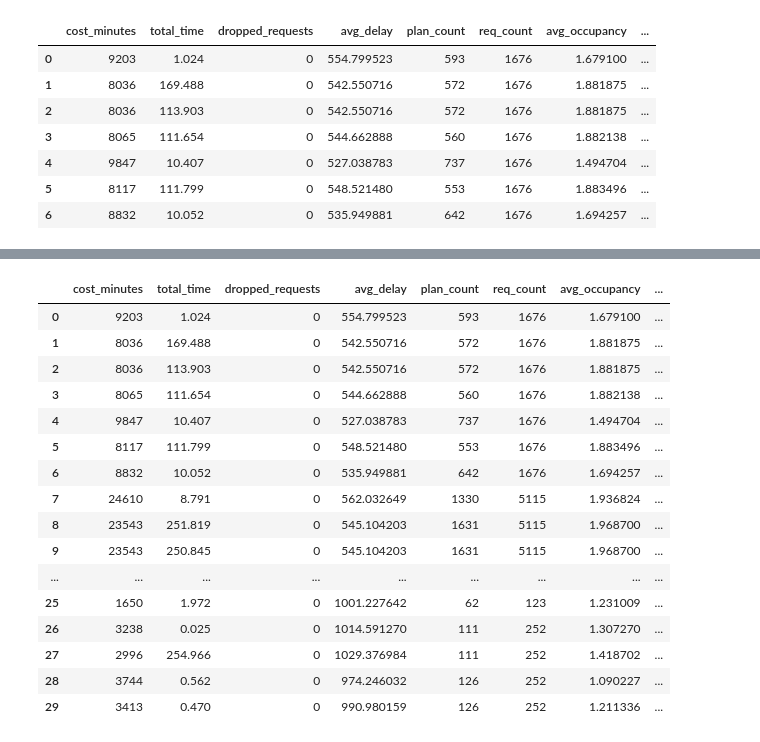
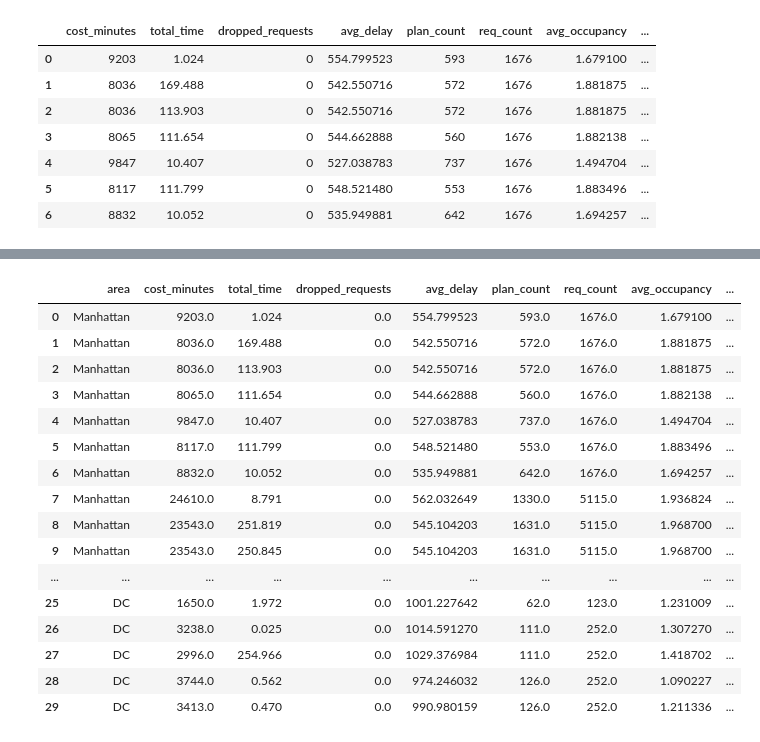
Before and after one commit to aicenter/Ridesharing_DARP_instances, a Jupyter notebook: python/nb/ITSC Result Figures.ipynb, the cells around one changed output, grey strips where cells are left out. Drawn from its saved outputs; the diff is of its cells as text; code cells hidden in the pictures.

Commit message:
root package rename; setup; experiments split; results figures ; setup added

```diff
--- a/python/nb/ITSC Result Figures.ipynb
+++ b/python/nb/ITSC Result Figures.ipynb
@@ -14,30 +29,14 @@ from DARP_instances.results import load_instance_series, instance_series_results
 # %%
-darp_data_path = r"D:/Google Drive/AIC Experiment Data/DARP"
-# darp_data_path = r"C:/Google Drive/AIC Experiment Data/DARP"
+# darp_data_path = r"D:/Google Drive/AIC Experiment Data/DARP"
+darp_data_path = r"C:/Google Drive/AIC Experiment Data/DARP"
 # %%
 final_results_path = Path(darp_data_path) / Path("Results/final-real_speeds")
 areas = [
-    'NYC-more_vehicles'
-    'Manhattan'
-    'Chicago-more_vehicles'
+    'NYC',
+    'Manhattan',
+    'Chicago',
     'DC'
 ]
-# %%
-def load_aggregate_stats_in_dir(path: Path) -> pd.DataFrame:
-    logging.info(f"Loading aggregate stats in {path}")
-    data = []
-
-    for root, dir, files in os.walk(path):
-        for file in files:
-            filename = os.fsdecode(file)
-            if filename == "config.yaml":
-                exp_config_filepath = Path(root) / filename
-                agg_data_for_result = load_aggregate_stats_for_result(exp_config_filepath.parent)
-                if agg_data_for_result is not None:
-                    data.append(agg_data_for_result)
-
-    df = pd.DataFrame(data)
-    return df
 # %%
 test_path = r'D:\Google Drive\AIC Experiment Data\DARP\Results\final-real_speeds\Manhattan\05_min\ih'
 load_aggregate_stats_for_result(Path(test_path))
@@ -101,15 +97,8 @@ darp_data_path = r"D:/Google Drive/AIC Experiment Data/DARP"
-# %%
-final_results_path = Path(darp_data_path) / Path("Results/final-real_speeds")
-areas = [
-    'NYC',
-    'Manhattan',
-    'Chicago',
-    'DC',
-]
 # %%
 df = pd.DataFrame()
 for area in areas:
     res_in_area = load_aggregate_stats_in_dir(final_results_path / area)
+    res_in_area['area'] = area
     df = pd.concat([df, res_in_area], ignore_index=True)
 df
 # %% [output]
@@ -133,17 +122,17 @@ df
-|  | cost_minutes | total_time | dropped_requests | avg_delay | plan_count | req_count | avg_occupancy | ... |
-| 0 | 9203 | 1.024 | 0 | 554.799523 | 593 | 1676 | 1.679100 | ... |
-| 1 | 8036 | 169.488 | 0 | 542.550716 | 572 | 1676 | 1.881875 | ... |
-| 2 | 8036 | 113.903 | 0 | 542.550716 | 572 | 1676 | 1.881875 | ... |
-| 3 | 8065 | 111.654 | 0 | 544.662888 | 560 | 1676 | 1.882138 | ... |
-| 4 | 9847 | 10.407 | 0 | 527.038783 | 737 | 1676 | 1.494704 | ... |
-| 5 | 8117 | 111.799 | 0 | 548.521480 | 553 | 1676 | 1.883496 | ... |
-| 6 | 8832 | 10.052 | 0 | 535.949881 | 642 | 1676 | 1.694257 | ... |
-| 7 | 24610 | 8.791 | 0 | 562.032649 | 1330 | 5115 | 1.936824 | ... |
-| 8 | 23543 | 251.819 | 0 | 545.104203 | 1631 | 5115 | 1.968700 | ... |
-| 9 | 23543 | 250.845 | 0 | 545.104203 | 1631 | 5115 | 1.968700 | ... |
-| ... | ... | ... | ... | ... | ... | ... | ... | ... |
-| 25 | 1650 | 1.972 | 0 | 1001.227642 | 62 | 123 | 1.231009 | ... |
-| 26 | 3238 | 0.025 | 0 | 1014.591270 | 111 | 252 | 1.307270 | ... |
-| 27 | 2996 | 254.966 | 0 | 1029.376984 | 111 | 252 | 1.418702 | ... |
-| 28 | 3744 | 0.562 | 0 | 974.246032 | 126 | 252 | 1.090227 | ... |
-| 29 | 3413 | 0.470 | 0 | 990.980159 | 126 | 252 | 1.211336 | ... |
+|  | area | cost_minutes | total_time | dropped_requests | avg_delay | plan_count | req_count | avg_occupancy | ... |
+| 0 | Manhattan | 9203.0 | 1.024 | 0.0 | 554.799523 | 593.0 | 1676.0 | 1.679100 | ... |
+| 1 | Manhattan | 8036.0 | 169.488 | 0.0 | 542.550716 | 572.0 | 1676.0 | 1.881875 | ... |
+| 2 | Manhattan | 8036.0 | 113.903 | 0.0 | 542.550716 | 572.0 | 1676.0 | 1.881875 | ... |
+| 3 | Manhattan | 8065.0 | 111.654 | 0.0 | 544.662888 | 560.0 | 1676.0 | 1.882138 | ... |
+| 4 | Manhattan | 9847.0 | 10.407 | 0.0 | 527.038783 | 737.0 | 1676.0 | 1.494704 | ... |
+| 5 | Manhattan | 8117.0 | 111.799 | 0.0 | 548.521480 | 553.0 | 1676.0 | 1.883496 | ... |
+| 6 | Manhattan | 8832.0 | 10.052 | 0.0 | 535.949881 | 642.0 | 1676.0 | 1.694257 | ... |
+| 7 | Manhattan | 24610.0 | 8.791 | 0.0 | 562.032649 | 1330.0 | 5115.0 | 1.936824 | ... |
+| 8 | Manhattan | 23543.0 | 251.819 | 0.0 | 545.104203 | 1631.0 | 5115.0 | 1.968700 | ... |
+| 9 | Manhattan | 23543.0 | 250.845 | 0.0 | 545.104203 | 1631.0 | 5115.0 | 1.968700 | ... |
+| ... | ... | ... | ... | ... | ... | ... | ... | ... | ... |
+| 25 | DC | 1650.0 | 1.972 | 0.0 | 1001.227642 | 62.0 | 123.0 | 1.231009 | ... |
+| 26 | DC | 3238.0 | 0.025 | 0.0 | 1014.591270 | 111.0 | 252.0 | 1.307270 | ... |
+| 27 | DC | 2996.0 | 254.966 | 0.0 | 1029.376984 | 111.0 | 252.0 | 1.418702 | ... |
+| 28 | DC | 3744.0 | 0.562 | 0.0 | 974.246032 | 126.0 | 252.0 | 1.090227 | ... |
+| 29 | DC | 3413.0 | 0.470 | 0.0 | 990.980159 | 126.0 | 252.0 | 1.211336 | ... |
```
Also changed, not shown: parts of 11 cells of this notebook, 52 other files.
